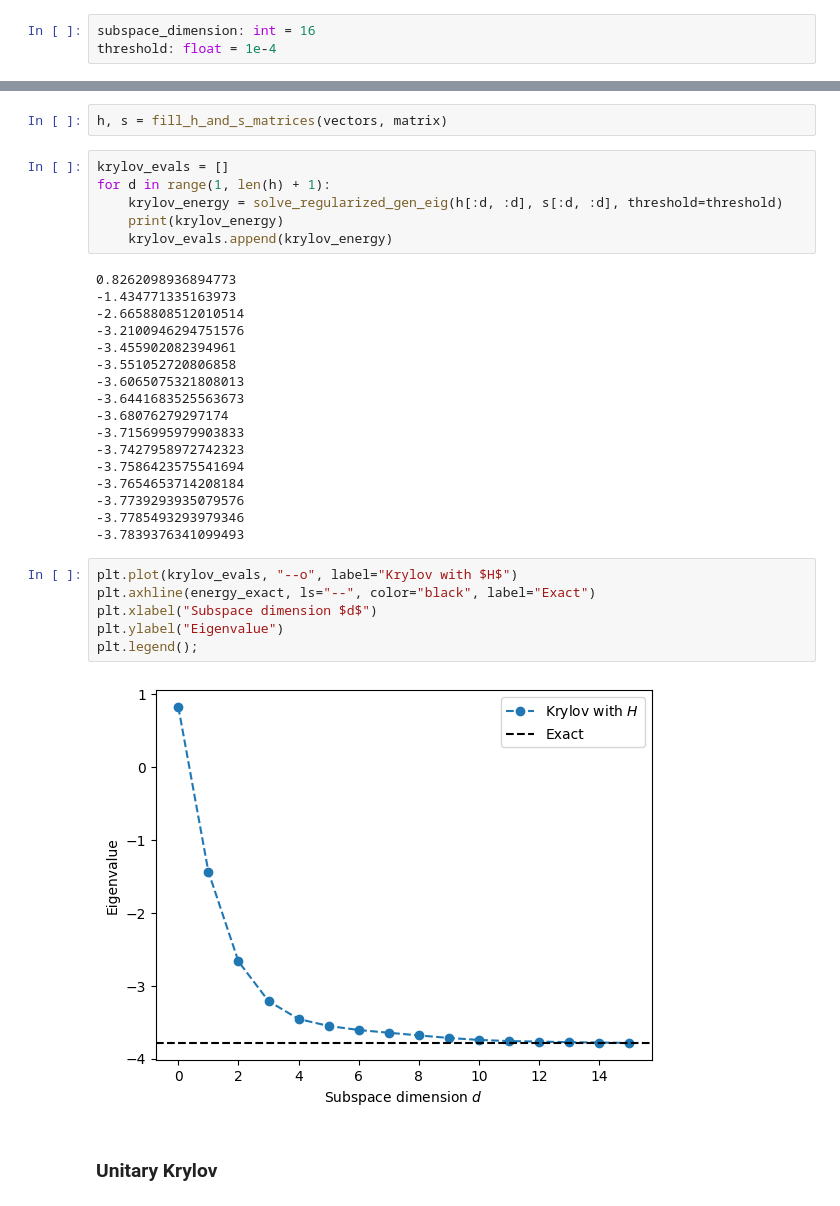
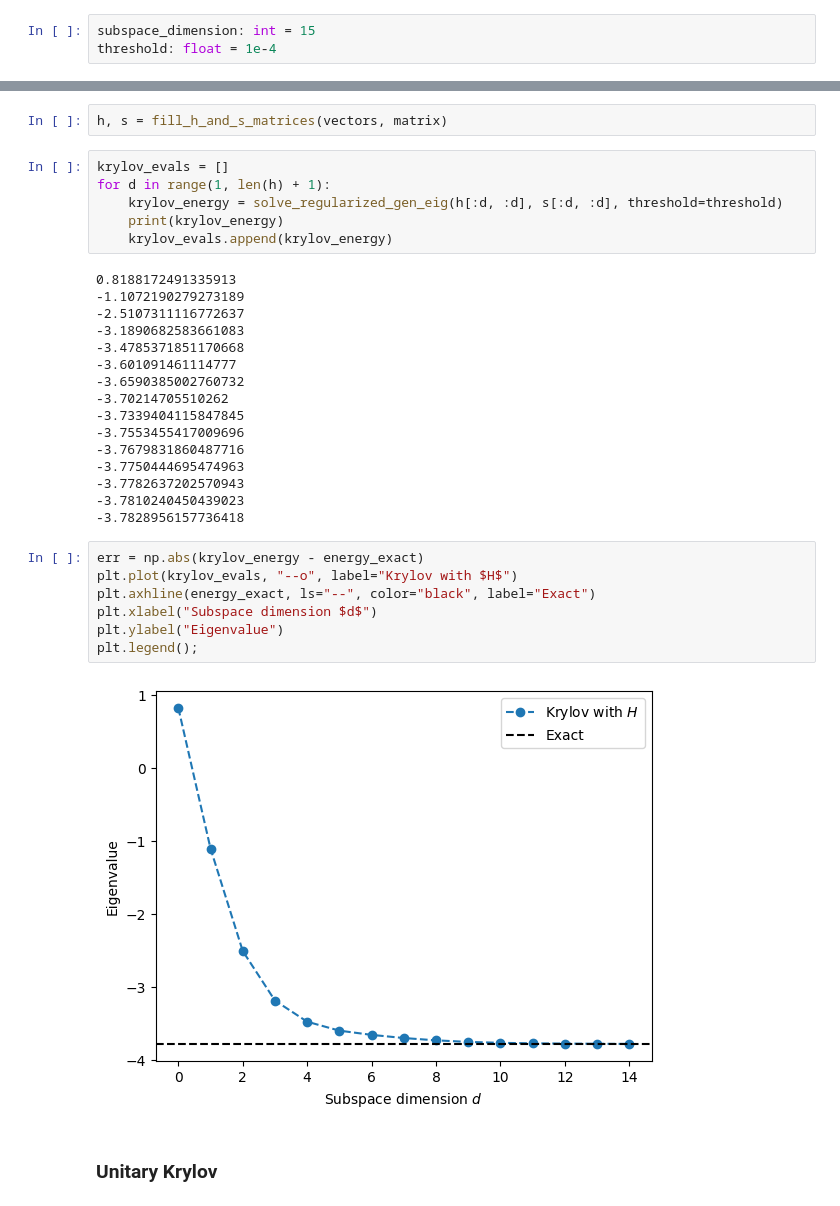
Before and after one commit to bdalfavero/krylov_new, a Jupyter notebook: qrylov.ipynb, the cells around one changed output, grey strips where cells are left out. Cells and saved outputs as stored; diff of their text form.

Commit message:
Tried Ryan's code for Krylov.

```diff
--- a/qrylov.ipynb
+++ b/qrylov.ipynb
@@ -85,7 +85,7 @@ energy_exact
 # %% [markdown]
 ## Parameters
 # %%
-subspace_dimension: int = 16
+subspace_dimension: int = 15
 threshold: float = 1e-4
 # %%
 bvec = ground_state + np.random.randn(ground_state.shape[0]) / 1.0
@@ -112,30 +112,30 @@ for d in range(1, len(h) + 1):
     print(krylov_energy)
     krylov_evals.append(krylov_energy)
 # %% [output]
-0.8262098936894773
--1.434771335163973
--2.6658808512010514
--3.2100946294751576
--3.455902082394961
--3.551052720806858
--3.6065075321808013
--3.6441683525563673
--3.68076279297174
--3.7156995979903833
--3.7427958972742323
--3.7586423575541694
--3.7654653714208184
--3.7739293935079576
--3.7785493293979346
--3.7839376341099493
+0.8188172491335913
+-1.1072190279273189
+-2.5107311116772637
+-3.1890682583661083
+-3.4785371851170668
+-3.601091461114777
+-3.6590385002760732
+-3.70214705510262
+-3.7339404115847845
+-3.7553455417009696
+-3.7679831860487716
+-3.7750444695474963
+-3.7782637202570943
+-3.7810240450439023
+-3.7828956157736418
 # %%
+err = np.abs(krylov_energy - energy_exact)
 plt.plot(krylov_evals, "--o", label="Krylov with $H$")
 plt.axhline(energy_exact, ls="--", color="black", label="Exact")
 plt.xlabel("Subspace dimension $d$")
 plt.ylabel("Eigenvalue")
 plt.legend();
 # %% [output]
-[figure, old version]
+[figure, new version]
 # %% [markdown]
 ### Unitary Krylov
 # %%
```
Also changed, not shown: parts of 7 cells of this notebook, 4 other files.
